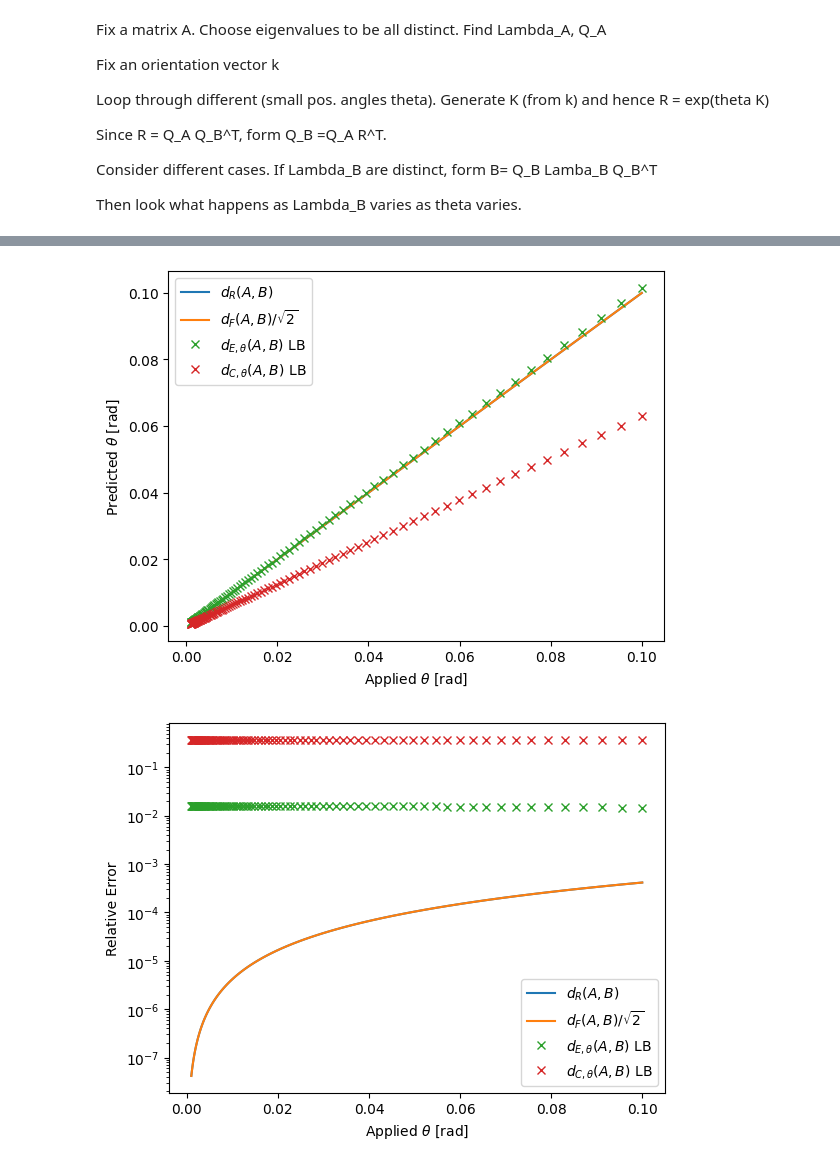
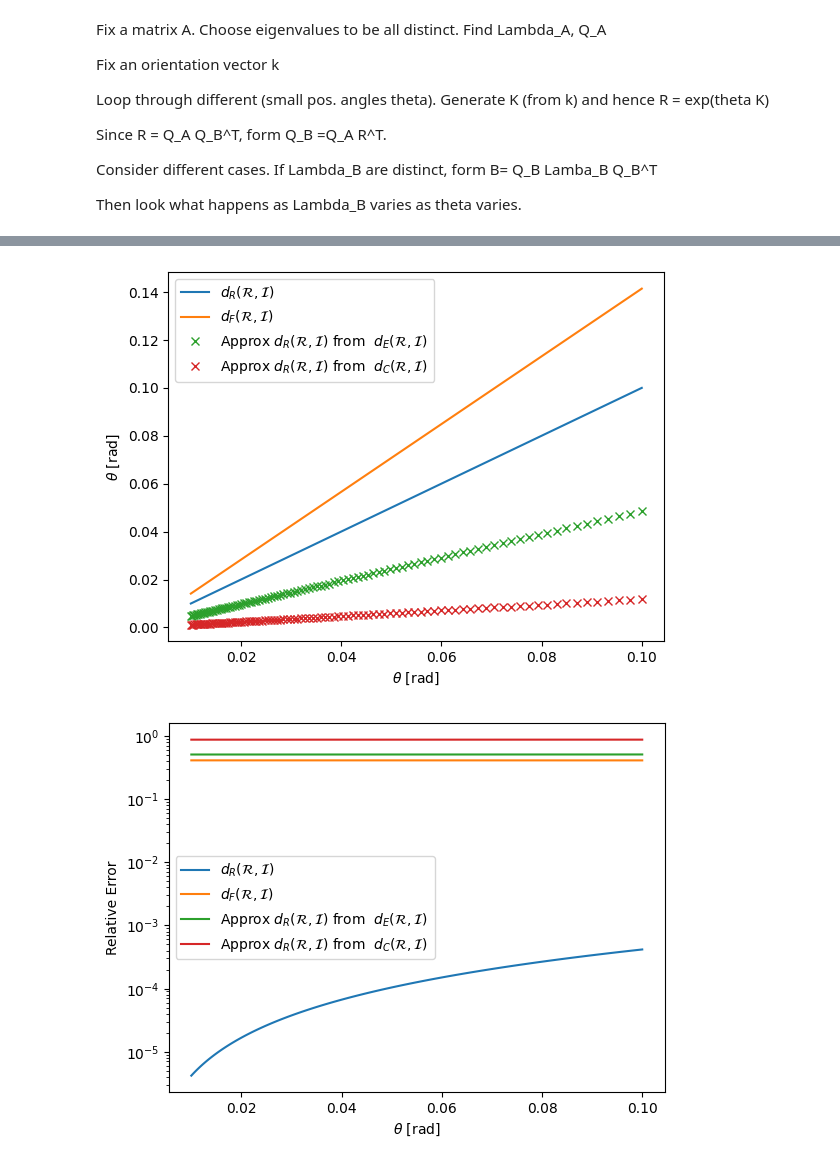
Before and after one commit to pdledger/Rodrigues_Angles, a Jupyter notebook: check_accuracy_apprx_jan25.ipynb, the cells around one changed output, grey strips where cells are left out. Saved outputs shown, nothing was run; the diff lists cells and outputs as text; code cells hidden in the pictures.

```diff
--- a/check_accuracy_apprx_jan25.ipynb
+++ b/check_accuracy_apprx_jan25.ipynb
@@ -30,14 +30,11 @@ import scipy as sci
 # %%
 # Fixed symmetric A
 A=np.array([[3,1,0.5],[1,4,0.25],[0.5,0.25,5]])
-#A=np.array([[3,1,0.5],[1,3,0.25],[0.5,0.25,5]])
-
 print(A)
 LambdaA,QA=np.linalg.eig(A)
-print(LambdaA)
 
 # Orientation vector
-k =np.array([1,1,1])/np.sqrt(3)
+k =np.array([1,0,0])
 K =np.array([[0,-k[2],k[1]],[k[2],0,-k[0]],[-k[1],k[0],0]])
 # %% [output]
 [[3.   1.   0.5 ]
@@ -50,7 +46,7 @@ MultR=[1,1,1]
 MultI=[1,1,1]
 MultRtilde=[1,1,1]
 
-Theta=np.logspace(-3,-1,100)
+Theta=np.logspace(-2,-1,100)
 print(Theta)
 N=len(Theta)
 
@@ -226,33 +197,31 @@ plt.legend()
 # %%
 #print(MinAnglestoreRI,dFMinAnglestoreRI)
 #print(np.fmin(AnglestoreRIfmeasapprxconstsortedmaxdiff_min,AnglestoreRIfmeasapprxconstsortedmindiff_min))
 #print(np.fmin(AnglestoreRIcommeasapprxconstsortedmaxdiff_min,AnglestoreRIcommeasapprxconstsortedmindiff_min))
 
-plt.plot(Frequencies,MinAnglestoreRI,label=r'$d_R(A,B)$')
-plt.plot(Frequencies,dFMinAnglestoreRI/np.sqrt(2),label=r'$d_F(A,B)/\sqrt{2}$')
-plt.plot(Frequencies,np.fmin(AnglestoreRIfmeasapprxconstsortedmaxdiff_min,AnglestoreRIfmeasapprxconstsortedmindiff_min),'x',label=r'$d_{E,\theta}(A,B)$ LB')
-plt.plot(Frequencies,np.fmin(AnglestoreRIcommeasapprxconstsortedmaxdiff_min,AnglestoreRIcommeasapprxconstsortedmindiff_min),'x',label=r'$d_{C,\theta} (A,B)$ LB')
+plt.plot(Frequencies,MinAnglestoreRI,label=r'$d_R({\cal R},{\cal I})$')
+plt.plot(Frequencies,dFMinAnglestoreRI,label=r'$d_F({\cal R},{\cal I})$')
+plt.plot(Frequencies,np.fmin(AnglestoreRIfmeasapprxconstsortedmaxdiff_min,AnglestoreRIfmeasapprxconstsortedmindiff_min),'x',label=r'Approx $d_R({\cal R},{\cal I})$ from  $d_E({\cal R},{\cal I})$ ')
 
-plt.xlabel(r'Applied $\theta$ [rad]')
-plt.ylabel(r'Predicted $\theta$ [rad]')
+        #plt.semilogx(Frequencies,np.fmin(AnglestoreRIfmeasapprxconstsortedmaxdiff_max,AnglestoreRIfmeasapprxconstsortedmindiff_min),'x',label=r'Approx $d_R({\cal R},{\cal I})$ from  $d_E({\cal R},{\cal I})$ ')
+plt.plot(Frequencies,np.fmin(AnglestoreRIcommeasapprxconstsortedmaxdiff_min,AnglestoreRIcommeasapprxconstsortedmindiff_min),'x',label=r'Approx $d_R({\cal R},{\cal I})$ from  $d_C({\cal R},{\cal I})$ ')
+
+plt.xlabel(r'$\theta$ [rad]')
+plt.ylabel(r'$\theta$ [rad]')
 plt.legend()
-plt.savefig("check_accurracy_applied_theta_prediction.pdf")
 plt.show()
 
-plt.semilogy(Frequencies,abs(MinAnglestoreRI-Frequencies)/Frequencies,label=r'$d_R(A,B)$')
-plt.semilogy(Frequencies,abs(dFMinAnglestoreRI/np.sqrt(2)-Frequencies)/Frequencies,label=r'$d_F(A,B)/\sqrt{2}$')
-plt.semilogy(Frequencies,abs(np.fmin(AnglestoreRIfmeasapprxconstsortedmaxdiff_min,AnglestoreRIfmeasapprxconstsortedmindiff_min)-Frequencies)/Frequencies,'x',label=r'$d_{E,\theta}(A,B)$ LB')
+plt.semilogy(Frequencies,abs(MinAnglestoreRI-Frequencies)/Frequencies,label=r'$d_R({\cal R},{\cal I})$')
+plt.semilogy(Frequencies,abs(dFMinAnglestoreRI-Frequencies)/Frequencies,label=r'$d_F({\cal R},{\cal I})$')
+plt.semilogy(Frequencies,abs(np.fmin(AnglestoreRIfmeasapprxconstsortedmaxdiff_min,AnglestoreRIfmeasapprxconstsortedmindiff_min)-Frequencies)/Frequencies,label=r'Approx $d_R({\cal R},{\cal I})$ from  $d_E({\cal R},{\cal I})$ ')
 
         #plt.semilogx(Frequencies,np.fmin(AnglestoreRIfmeasapprxconstsortedmaxdiff_max,AnglestoreRIfmeasapprxconstsortedmindiff_min),'x',label=r'Approx $d_R({\cal R},{\cal I})$ from  $d_E({\cal R},{\cal I})$ ')
-plt.semilogy(Frequencies,abs(np.fmin(AnglestoreRIcommeasapprxconstsortedmaxdiff_min,AnglestoreRIcommeasapprxconstsortedmindiff_min)-Frequencies)/Frequencies,'x',label=r'$d_{C,\theta}(A,B)$ LB')
+plt.semilogy(Frequencies,abs(np.fmin(AnglestoreRIcommeasapprxconstsortedmaxdiff_min,AnglestoreRIcommeasapprxconstsortedmindiff_min)-Frequencies)/Frequencies,label=r'Approx $d_R({\cal R},{\cal I})$ from  $d_C({\cal R},{\cal I})$ ')
 
-plt.xlabel(r'Applied $\theta$ [rad]')
+plt.xlabel(r'$\theta$ [rad]')
 plt.ylabel(r'Relative Error')
 plt.legend()
-plt.savefig("check_accurracy_applied_theta_relerror.pdf")
 plt.show()
-
-abs(np.fmin(AnglestoreRIfmeasapprxconstsortedmaxdiff_min,AnglestoreRIfmeasapprxconstsortedmindiff_min)-Frequencies)/Frequencies
 # %% [output]
-[figure, old version]
+[figure, new version]
-[figure, old version]
+[figure, new version]
```
Also changed, not shown: parts of 7 cells of this notebook.
